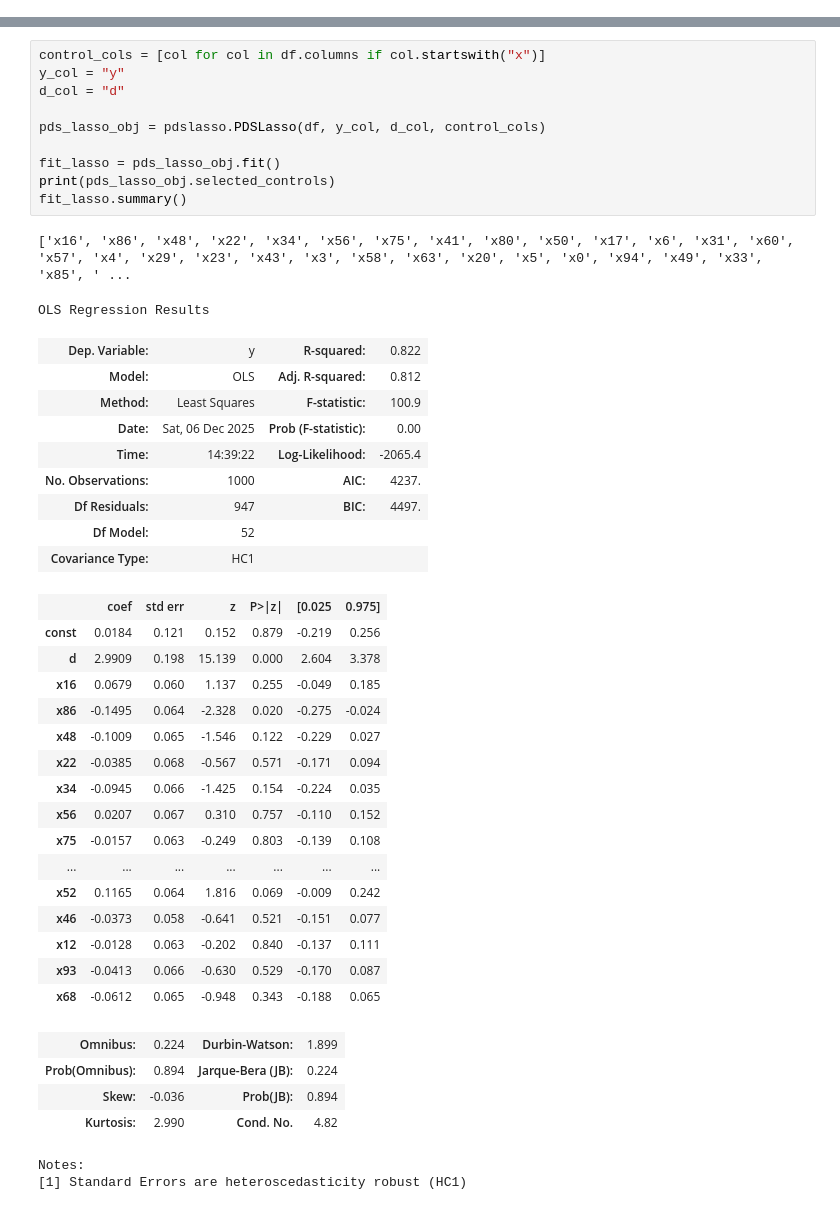
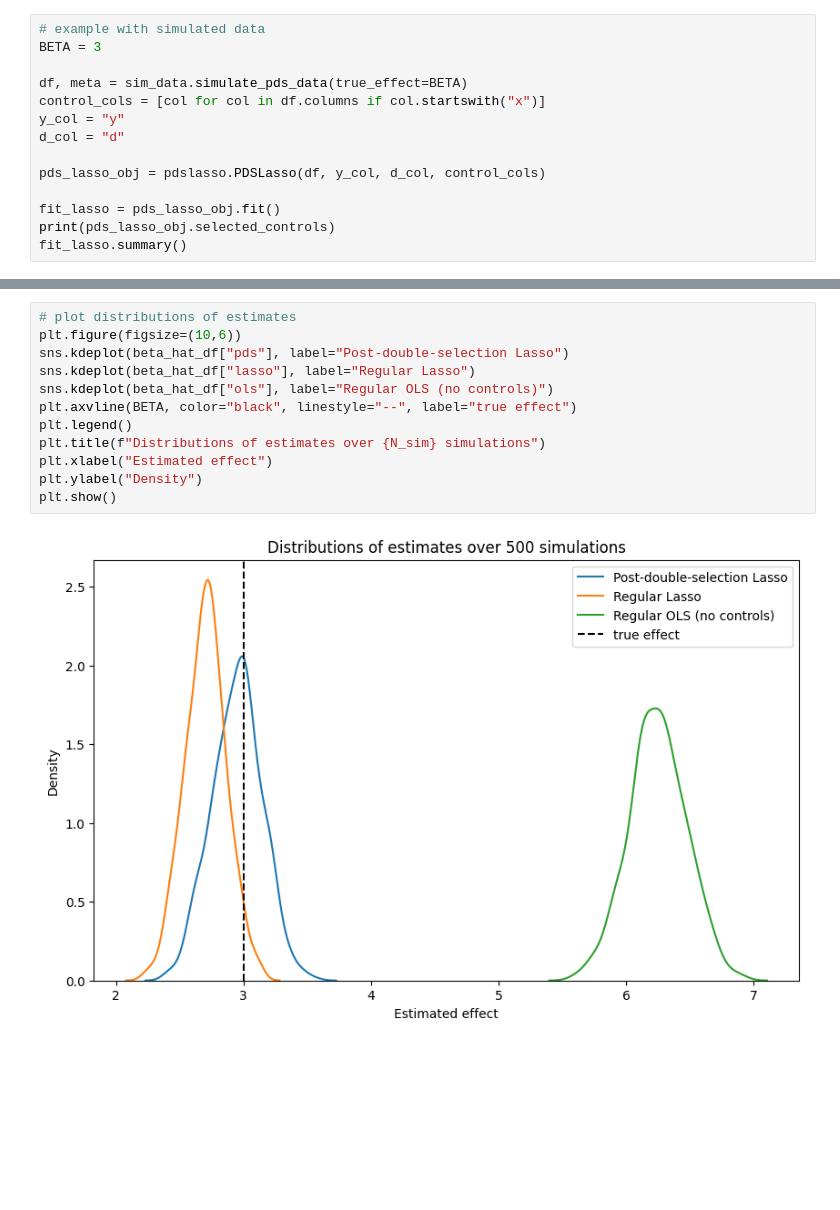
Before and after one commit to ralfbloechlinger/post-double-selection-lasso, a Jupyter notebook: example.ipynb, the cells around one changed output, grey strips where cells are left out. Saved outputs shown, nothing was run; the diff lists cells and outputs as text; blank space fills up the shorter version.

Commit message:
add monte carlo simulation
small monte carlo simulation to compare pds lasso, regular OLS without controls, and regular lasso

```diff
--- a/example.ipynb
+++ b/example.ipynb
@@ -14,3 +16,17 @@ importlib.reload(sim_data)
 importlib.reload(pdslasso)
 # %% [output]
 <module 'pdslasso' from '/Users/ralfblochlinger/Documents/GitHub/post-double-selection-lasso/pdslasso.py'>
+# %%
+# example with simulated data
+BETA = 3
+
+df, meta = sim_data.simulate_pds_data(true_effect=BETA)
+control_cols = [col for col in df.columns if col.startswith("x")]
+y_col = "y"
+d_col = "d"
+
+pds_lasso_obj = pdslasso.PDSLasso(df, y_col, d_col, control_cols)
+
+fit_lasso = pds_lasso_obj.fit()
+print(pds_lasso_obj.selected_controls)
+fit_lasso.summary()
@@ -20,44 +105,14 @@ df.head()
 # %%
-control_cols = [col for col in df.columns if col.startswith("x")]
-y_col = "y"
-d_col = "d"
-
-pds_lasso_obj = pdslasso.PDSLasso(df, y_col, d_col, control_cols)
-
-fit_lasso = pds_lasso_obj.fit()
-print(pds_lasso_obj.selected_controls)
-fit_lasso.summary()
+# plot distributions of estimates
+plt.figure(figsize=(10,6))
+sns.kdeplot(beta_hat_df["pds"], label="Post-double-selection Lasso")
+sns.kdeplot(beta_hat_df["lasso"], label="Regular Lasso")
+sns.kdeplot(beta_hat_df["ols"], label="Regular OLS (no controls)")
+plt.axvline(BETA, color="black", linestyle="--", label="true effect")
+plt.legend()
+plt.title(f"Distributions of estimates over {N_sim} simulations")
+plt.xlabel("Estimated effect")
+plt.ylabel("Density")
+plt.show()
 # %% [output]
-['x16', 'x86', 'x48', 'x22', 'x34', 'x56', 'x75', 'x41', 'x80', 'x50', 'x17', 'x6', 'x31', 'x60', 'x57', 'x4', 'x29', 'x23', 'x43', 'x3', 'x58', 'x63', 'x20', 'x5', 'x0', 'x94', 'x49', 'x33', 'x85', ' ...
-OLS Regression Results
-| Dep. Variable: | y | R-squared: | 0.822 |
-| Model: | OLS | Adj. R-squared: | 0.812 |
-| Method: | Least Squares | F-statistic: | 100.9 |
-| Date: | Sat, 06 Dec 2025 | Prob (F-statistic): | 0.00 |
-| Time: | 14:39:22 | Log-Likelihood: | -2065.4 |
-| No. Observations: | 1000 | AIC: | 4237. |
-| Df Residuals: | 947 | BIC: | 4497. |
-| Df Model: | 52 |  |  |
-| Covariance Type: | HC1 |  |  |
-|  | coef | std err | z | P>|z| | [0.025 | 0.975] |
-| const | 0.0184 | 0.121 | 0.152 | 0.879 | -0.219 | 0.256 |
-| d | 2.9909 | 0.198 | 15.139 | 0.000 | 2.604 | 3.378 |
-| x16 | 0.0679 | 0.060 | 1.137 | 0.255 | -0.049 | 0.185 |
-| x86 | -0.1495 | 0.064 | -2.328 | 0.020 | -0.275 | -0.024 |
-| x48 | -0.1009 | 0.065 | -1.546 | 0.122 | -0.229 | 0.027 |
-| x22 | -0.0385 | 0.068 | -0.567 | 0.571 | -0.171 | 0.094 |
-| x34 | -0.0945 | 0.066 | -1.425 | 0.154 | -0.224 | 0.035 |
-| x56 | 0.0207 | 0.067 | 0.310 | 0.757 | -0.110 | 0.152 |
-| x75 | -0.0157 | 0.063 | -0.249 | 0.803 | -0.139 | 0.108 |
-| ... | ... | ... | ... | ... | ... | ... |
-| x52 | 0.1165 | 0.064 | 1.816 | 0.069 | -0.009 | 0.242 |
-| x46 | -0.0373 | 0.058 | -0.641 | 0.521 | -0.151 | 0.077 |
-| x12 | -0.0128 | 0.063 | -0.202 | 0.840 | -0.137 | 0.111 |
-| x93 | -0.0413 | 0.066 | -0.630 | 0.529 | -0.170 | 0.087 |
-| x68 | -0.0612 | 0.065 | -0.948 | 0.343 | -0.188 | 0.065 |
-| Omnibus: | 0.224 | Durbin-Watson: | 1.899 |
-| Prob(Omnibus): | 0.894 | Jarque-Bera (JB): | 0.224 |
-| Skew: | -0.036 | Prob(JB): | 0.894 |
-| Kurtosis: | 2.990 | Cond. No. | 4.82 |
-Notes:
-[1] Standard Errors are heteroscedasticity robust (HC1)
+[figure, added]
```
Also changed, not shown: parts of 3 cells of this notebook.
